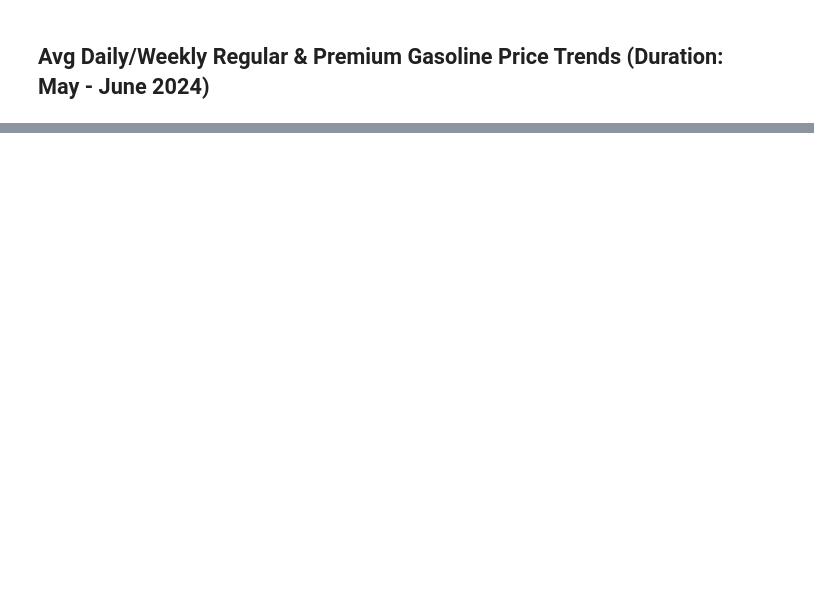
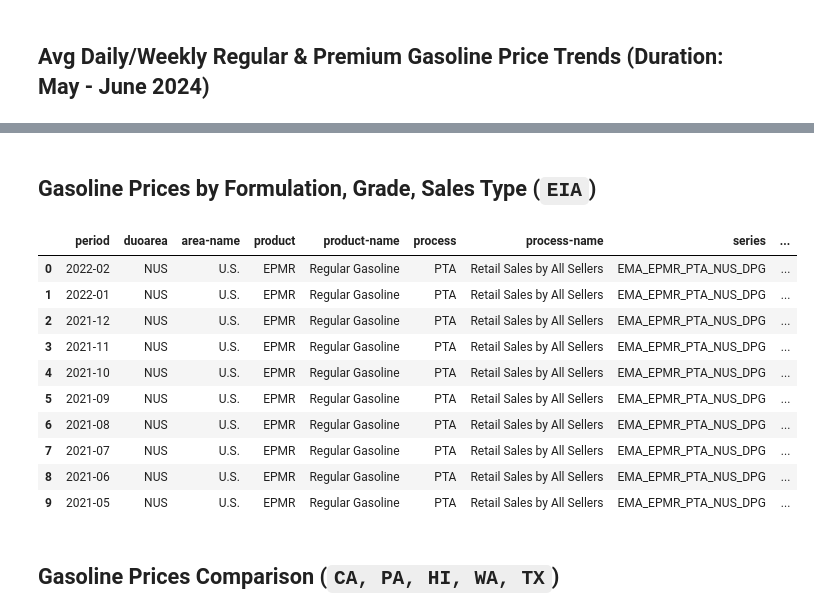
Before and after one commit to OdinProjectI/GasolinePricesAnalysis, a Jupyter notebook: GasolinePricingTaxandConsumption.ipynb, the cells around one changed output, grey strips where cells are left out. Cells and saved outputs as stored; diff of their text form; code cells hidden in the pictures; blank space fills up the shorter version.

```diff
--- a/GasolinePricingTaxandConsumption.ipynb
+++ b/GasolinePricingTaxandConsumption.ipynb
@@ -269,0 +396,19 @@ root
+# %% [markdown]
+## **Gasoline Prices by Formulation, Grade, Sales Type (`EIA`)**
+# %%
+gasoline_price_by_prodcuts: 'DataFrame' = get_gasoline_prices_by_products()
+gasoline_price_by_prodcuts['period'] = gasoline_price_by_prodcuts['period'].apply(lambda row: pd.to_datetime( "%s-01" % (row) ) )
+gasoline_price_by_prodcuts['value'] = gasoline_price_by_prodcuts['value'].astype(float)
+gasoline_price_by_prodcuts.head(10)
+# %% [output]
+|  | period | duoarea | area-name | product | product-name | process | process-name | series | ... |
+| 0 | 2022-02 | NUS | U.S. | EPMR | Regular Gasoline | PTA | Retail Sales by All Sellers | EMA_EPMR_PTA_NUS_DPG | ... |
+| 1 | 2022-01 | NUS | U.S. | EPMR | Regular Gasoline | PTA | Retail Sales by All Sellers | EMA_EPMR_PTA_NUS_DPG | ... |
+| 2 | 2021-12 | NUS | U.S. | EPMR | Regular Gasoline | PTA | Retail Sales by All Sellers | EMA_EPMR_PTA_NUS_DPG | ... |
+| 3 | 2021-11 | NUS | U.S. | EPMR | Regular Gasoline | PTA | Retail Sales by All Sellers | EMA_EPMR_PTA_NUS_DPG | ... |
+| 4 | 2021-10 | NUS | U.S. | EPMR | Regular Gasoline | PTA | Retail Sales by All Sellers | EMA_EPMR_PTA_NUS_DPG | ... |
+| 5 | 2021-09 | NUS | U.S. | EPMR | Regular Gasoline | PTA | Retail Sales by All Sellers | EMA_EPMR_PTA_NUS_DPG | ... |
+| 6 | 2021-08 | NUS | U.S. | EPMR | Regular Gasoline | PTA | Retail Sales by All Sellers | EMA_EPMR_PTA_NUS_DPG | ... |
+| 7 | 2021-07 | NUS | U.S. | EPMR | Regular Gasoline | PTA | Retail Sales by All Sellers | EMA_EPMR_PTA_NUS_DPG | ... |
+| 8 | 2021-06 | NUS | U.S. | EPMR | Regular Gasoline | PTA | Retail Sales by All Sellers | EMA_EPMR_PTA_NUS_DPG | ... |
+| 9 | 2021-05 | NUS | U.S. | EPMR | Regular Gasoline | PTA | Retail Sales by All Sellers | EMA_EPMR_PTA_NUS_DPG | ... |
@@ -269,0 +417,2 @@ root
+# %% [markdown]
+## **Gasoline Prices Comparison (`CA, PA, HI, WA, TX`)**
```
Also changed, not shown: parts of 20 cells of this notebook.
